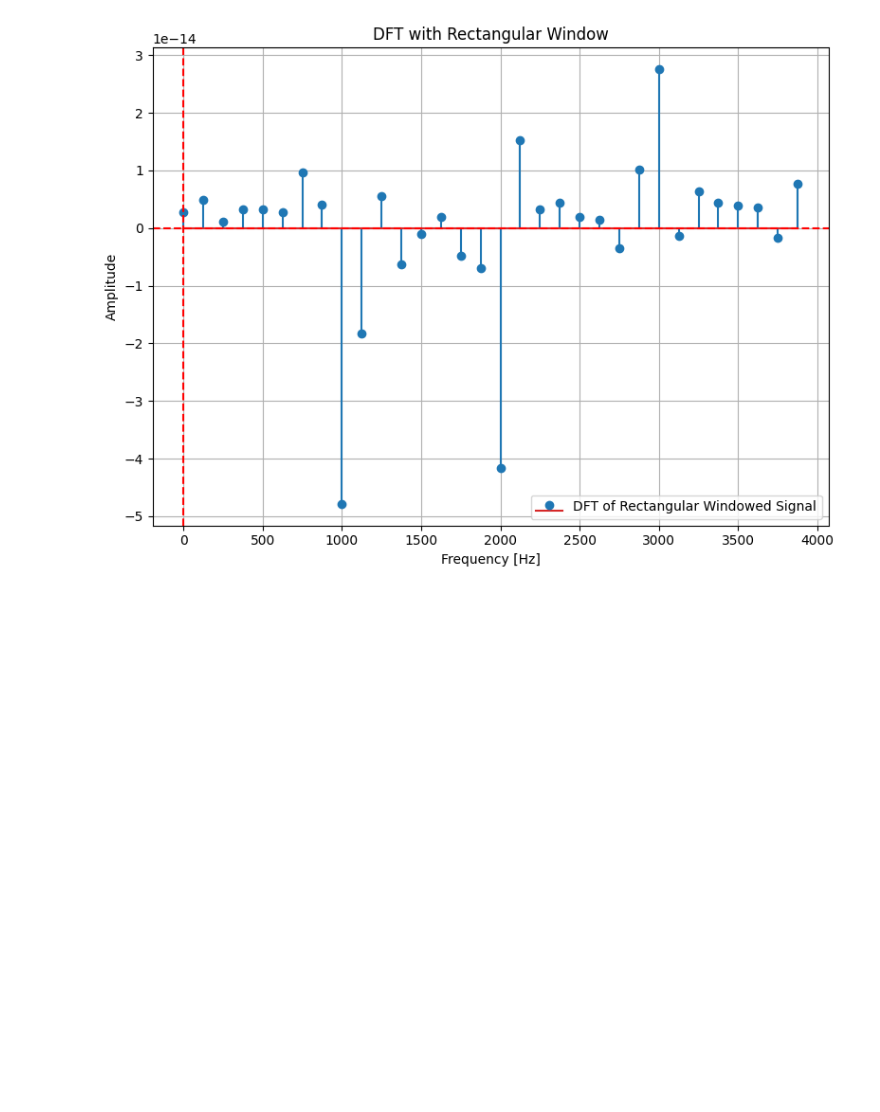
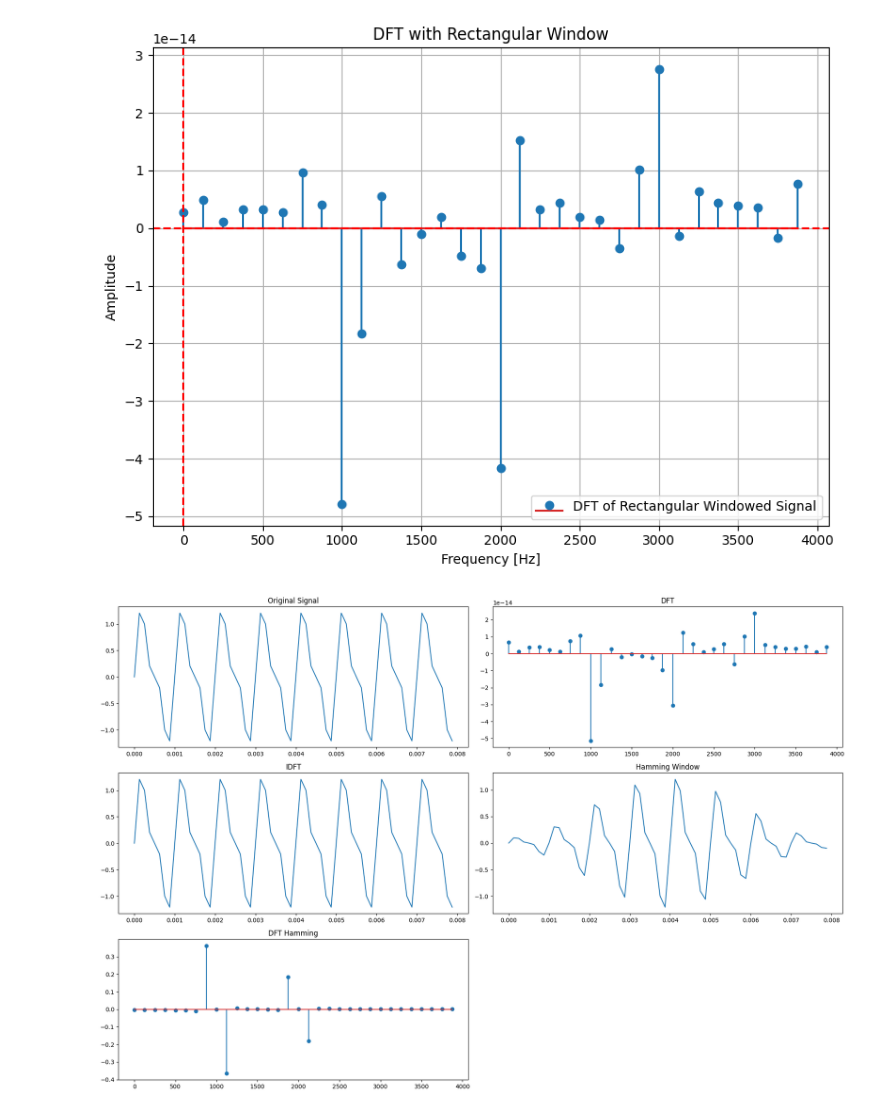
Before and after one commit to Mahfuzar148/Digital-Signal-Processing-Lab, a Jupyter notebook: dft_and_idft.ipynb, the cells around one changed output. Saved outputs shown, nothing was run; the diff lists cells and outputs as text; code cells hidden in the pictures; blank space fills up the shorter version.

```diff
--- a/dft_and_idft.ipynb
+++ b/dft_and_idft.ipynb
@@ -478,3 +478,54 @@ plt.show()
 [figure]
 [figure]
 [figure]
+# %%
+import matplotlib.pyplot as plt
+import numpy as np
+
+fs = 8000
+N= 64
+n= np.arange(N)
+T = 1/fs
+t = n*T
+#xa(t)=sin(2π⋅1000t)+0.5sin(2π⋅2000t+4π).
+x = np.sin(2*np.pi*1000*t) + 0.5 * np.sin(2*np.pi*2000*t)
+
+X_dft = np.fft.fft(x)
+freq = np.fft.fftfreq(N,T)
+
+x_idft = np.fft.ifft(X_dft)
+
+hamming = np.hamming(N)
+x_hamming = x * hamming
+
+dft_hamming = np.fft.fft(x_hamming)
+
+
+
+
+plt.figure(figsize=(18,12))
+
+plt.subplot(3,2,1)
+plt.plot(t,x)
+plt.title("Original Signal")
+
+plt.subplot(3,2,2)
+plt.stem(freq[:N//2],X_dft.real[:N//2])
+plt.title("DFT")
+
+plt.subplot(3,2,3)
+plt.plot(t,x_idft)
+plt.title("IDFT")
+
+plt.subplot(3,2,4)
+plt.plot(t,x_hamming)
+plt.title("Hamming Window")
+
+plt.subplot(3,2,5)
+plt.stem(freq[:N//2],dft_hamming.real[:N//2])
+plt.title("DFT Hamming")
+
+plt.tight_layout()
+plt.show()
+# %% [output]
+[figure, added]
```
Also changed, not shown: 18 other files.
